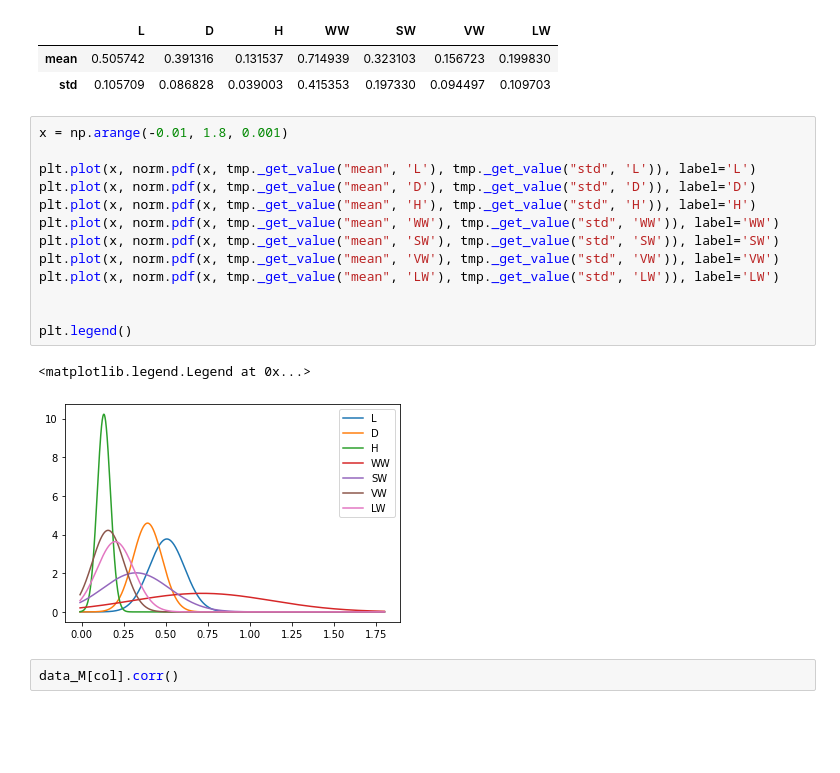
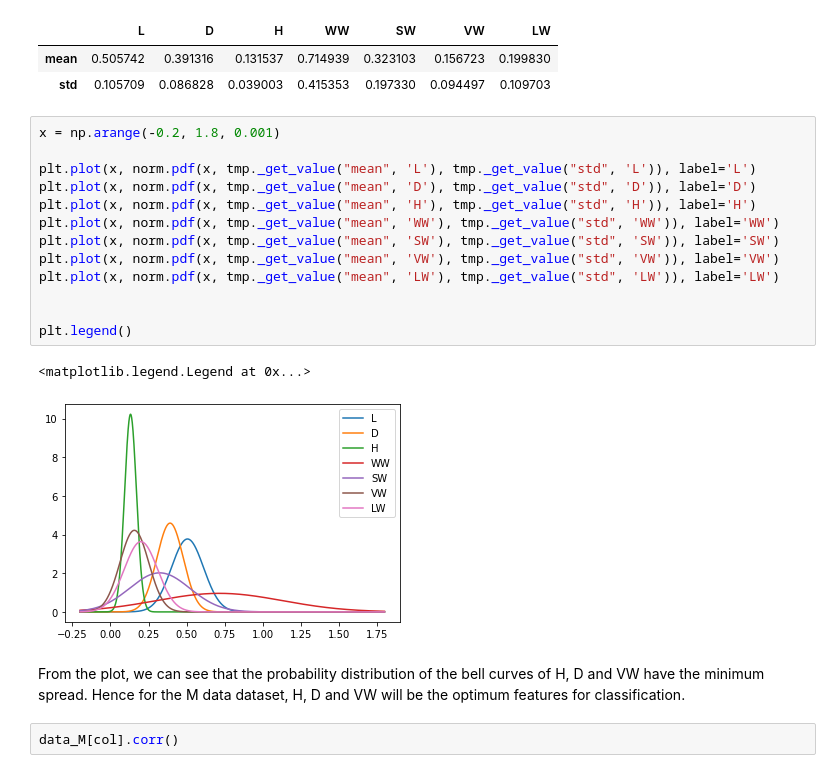
Before and after one commit to SWi7CHbladE/Pattern-Recognition-Assigment, a Jupyter notebook: 20_8_2022_Assignment2.ipynb, the cells around one changed output. Drawn from its saved outputs; the diff is of its cells as text; blank space fills up the shorter version.

```diff
--- a/20_8_2022_Assignment2.ipynb
+++ b/20_8_2022_Assignment2.ipynb
@@ -115,21 +117,23 @@ tmp
 | mean | 0.505742 | 0.391316 | 0.131537 | 0.714939 | 0.323103 | 0.156723 | 0.199830 |
 | std | 0.105709 | 0.086828 | 0.039003 | 0.415353 | 0.197330 | 0.094497 | 0.109703 |
 # %%
-x = np.arange(-0.01, 1.8, 0.001)
+x = np.arange(-0.2, 1.8, 0.001)
 
 plt.plot(x, norm.pdf(x, tmp._get_value("mean", 'L'), tmp._get_value("std", 'L')), label='L')
 plt.plot(x, norm.pdf(x, tmp._get_value("mean", 'D'), tmp._get_value("std", 'D')), label='D')
 plt.plot(x, norm.pdf(x, tmp._get_value("mean", 'H'), tmp._get_value("std", 'H')), label='H')
 plt.plot(x, norm.pdf(x, tmp._get_value("mean", 'WW'), tmp._get_value("std", 'WW')), label='WW')
 plt.plot(x, norm.pdf(x, tmp._get_value("mean", 'SW'), tmp._get_value("std", 'SW')), label='SW')
 plt.plot(x, norm.pdf(x, tmp._get_value("mean", 'VW'), tmp._get_value("std", 'VW')), label='VW')
 plt.plot(x, norm.pdf(x, tmp._get_value("mean", 'LW'), tmp._get_value("std", 'LW')), label='LW')
 
 
 plt.legend()
 # %% [output]
 <matplotlib.legend.Legend at 0x...>
-[figure, old version]
+[figure, new version]
+# %% [markdown]
+From the plot, we can see that the probability distribution of the bell curves of H, D and VW have the minimum spread. Hence for the M data dataset, H, D and VW will be the optimum features for classification.
 # %%
 data_M[col].corr()
 # %% [output]
```
Also changed, not shown: parts of 3 cells of this notebook.
